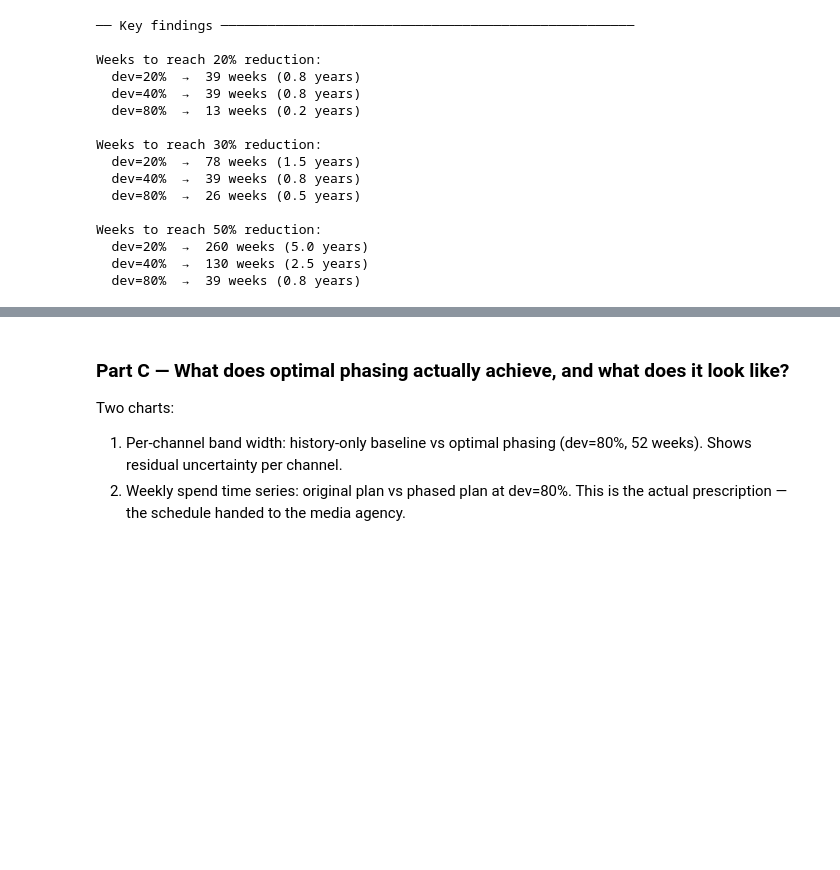
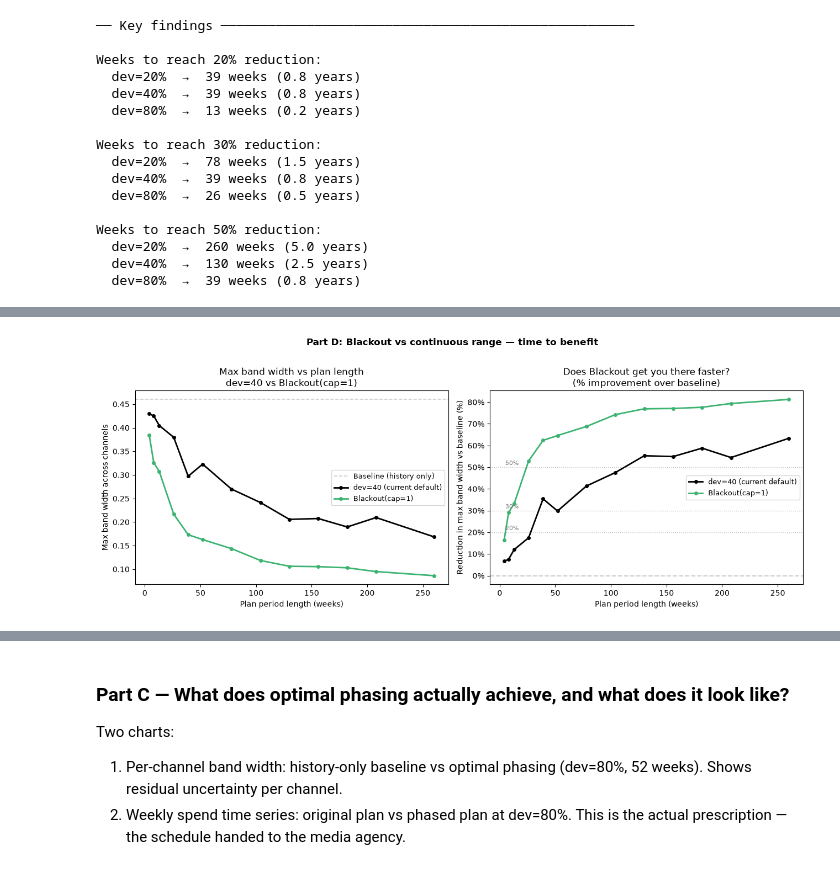
Before and after one commit to raz1470/how_wrong_is_your_mmm, a Jupyter notebook: notebooks/03_time_to_benefit.ipynb, the cells around one changed output, grey strips where cells are left out. Cells and saved outputs as stored; diff of their text form; code cells hidden in the pictures; blank space fills up the shorter version.

```diff
--- a/notebooks/03_time_to_benefit.ipynb
+++ b/notebooks/03_time_to_benefit.ipynb
@@ -258,14 +331,18 @@ phased_52 = _generate_phased_schedule(
     seed=0,
 )
 combined_52 = pd.concat([history, phased_52])
-diag_52 = CollinearityDiagnostic(spend_df=combined_52, true_elasticities=TRUE_ELASTICITIES)
+diag_52 = CollinearityDiagnostic(
+    spend_df=combined_52, true_elasticities=TRUE_ELASTICITIES
+)
 diag_52.fit(n_sims=N_SIMS)
 
 value_per_unit = 150.0
 baseline_summary = baseline_diag.summary(value_per_unit=value_per_unit)
 phased_52_summary = diag_52.summary(value_per_unit=value_per_unit)
 
-worst_channel = baseline_bw.idxmax()  # widest baseline band, same convention as this notebook's metric
+worst_channel = (
+    baseline_bw.idxmax()
+)  # widest baseline band, same convention as this notebook's metric
 print(f"Worst-case channel (widest baseline band): {worst_channel.upper()}")
 print()
 
@@ -587,7 +743,8 @@ for dev in deviation_levels:
         seed_bws = []
         for ps in range(N_PHASING_SEEDS):
             phased = _generate_phased_schedule(
-                plan_raw, month_labels,
+                plan_raw,
+                month_labels,
                 alpha=1.0,
                 max_weekly_deviation_pct=dev,
                 seed=ps,
@@ -601,7 +758,9 @@ for dev in deviation_levels:
             seed_bws.append(band_width(d))
         bw = pd.concat(seed_bws, axis=1).mean(axis=1)
         reduction = (baseline_bw.max() - bw.max()) / baseline_bw.max() * 100
-        records.append({"plan_weeks": n_plan, "max_bw": bw.max(), "reduction_pct": reduction})
+        records.append(
+            {"plan_weeks": n_plan, "max_bw": bw.max(), "reduction_pct": reduction}
+        )
         print(f"dev={dev}%  n_plan={n_plan:>3}w  |  reduction={reduction:+.1f}%")
     sweep_by_dev[dev] = pd.DataFrame(records)
 # %% [output]
@@ -692,0 +942,72 @@ Weeks to reach 50% reduction:
+# %%
+fig, axes = plt.subplots(1, 2, figsize=(13, 5))
+
+ax = axes[0]
+ax.axhline(
+    baseline_bw.max(),
+    color="gray",
+    linestyle="--",
+    alpha=0.4,
+    linewidth=1.2,
+    label="Baseline (history only)",
+)
+for label, color in blackout_colors.items():
+    df = sweep_by_shape[label]
+    ax.plot(
+        df["plan_weeks"],
+        df["max_bw"],
+        color=color,
+        marker="o",
+        linewidth=2,
+        markersize=4,
+        label=label,
+    )
+ax.set_xlabel("Plan period length (weeks)")
+ax.set_ylabel("Max band width across channels")
+ax.set_title("Max band width vs plan length\ndev=40 vs Blackout(cap=1)")
+ax.legend(fontsize=9)
+
+ax2 = axes[1]
+ax2.axhline(0, color="gray", linestyle="--", alpha=0.4)
+for label, color in blackout_colors.items():
+    df = sweep_by_shape[label]
+    ax2.plot(
+        df["plan_weeks"],
+        df["reduction_pct"],
+        color=color,
+        marker="o",
+        linewidth=2,
+        markersize=4,
+        label=label,
+    )
+for ref, ls in [(20, ":"), (30, ":"), (50, ":")]:
+    ax2.axhline(ref, color="gray", linestyle=ls, alpha=0.5, linewidth=1)
+    ax2.text(5, ref + 1, f"{ref}%", fontsize=8, color="gray")
+ax2.set_xlabel("Plan period length (weeks)")
+ax2.set_ylabel("Reduction in max band width vs baseline (%)")
+ax2.set_title("Does Blackout get you there faster?\n(% improvement over baseline)")
+ax2.yaxis.set_major_formatter(plt.FuncFormatter(lambda y, _: f"{y:.0f}%"))
+ax2.legend(fontsize=9)
+
+plt.suptitle(
+    "Part D: Blackout vs continuous range — time to benefit",
+    fontsize=12,
+    fontweight="bold",
+    y=1.01,
+)
+plt.tight_layout()
+plt.show()
+
+print("\n── Key findings ──────────────────────────────────────────────")
+for ref_pct in [20, 30, 50]:
+    print(f"\nWeeks to reach {ref_pct}% reduction:")
+    for label in blackout_dev_specs:
+        df = sweep_by_shape[label]
+        hits = df[df["reduction_pct"] >= ref_pct]
+        if not hits.empty:
+            w = int(hits.iloc[0]["plan_weeks"])
+            print(f"  {label:28s} →  {w} weeks ({w / 52:.1f} years)")
+        else:
+            print(f"  {label:28s} →  not reached in this sweep")
+# %% [output]
+[figure, added]
```
Also changed, not shown: parts of 20 cells of this notebook, 8 other files.
